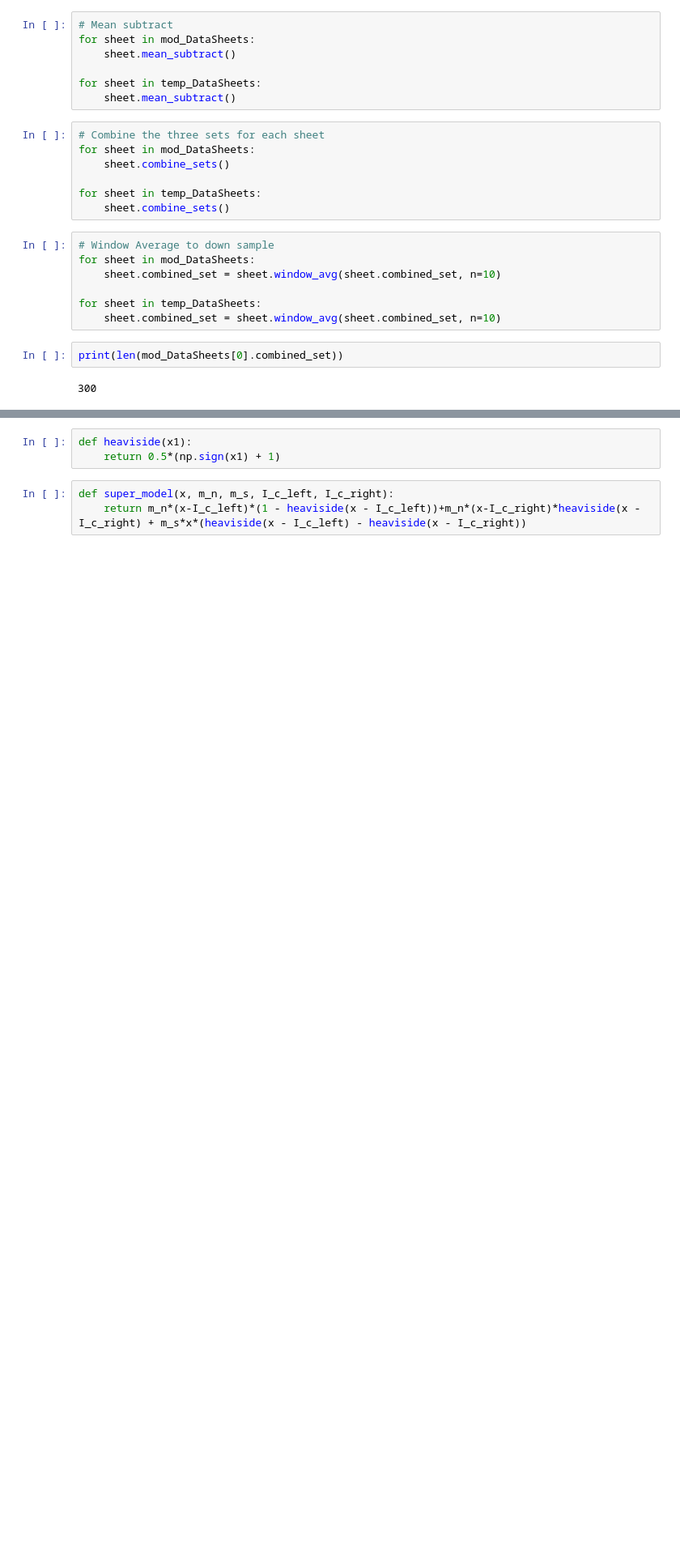
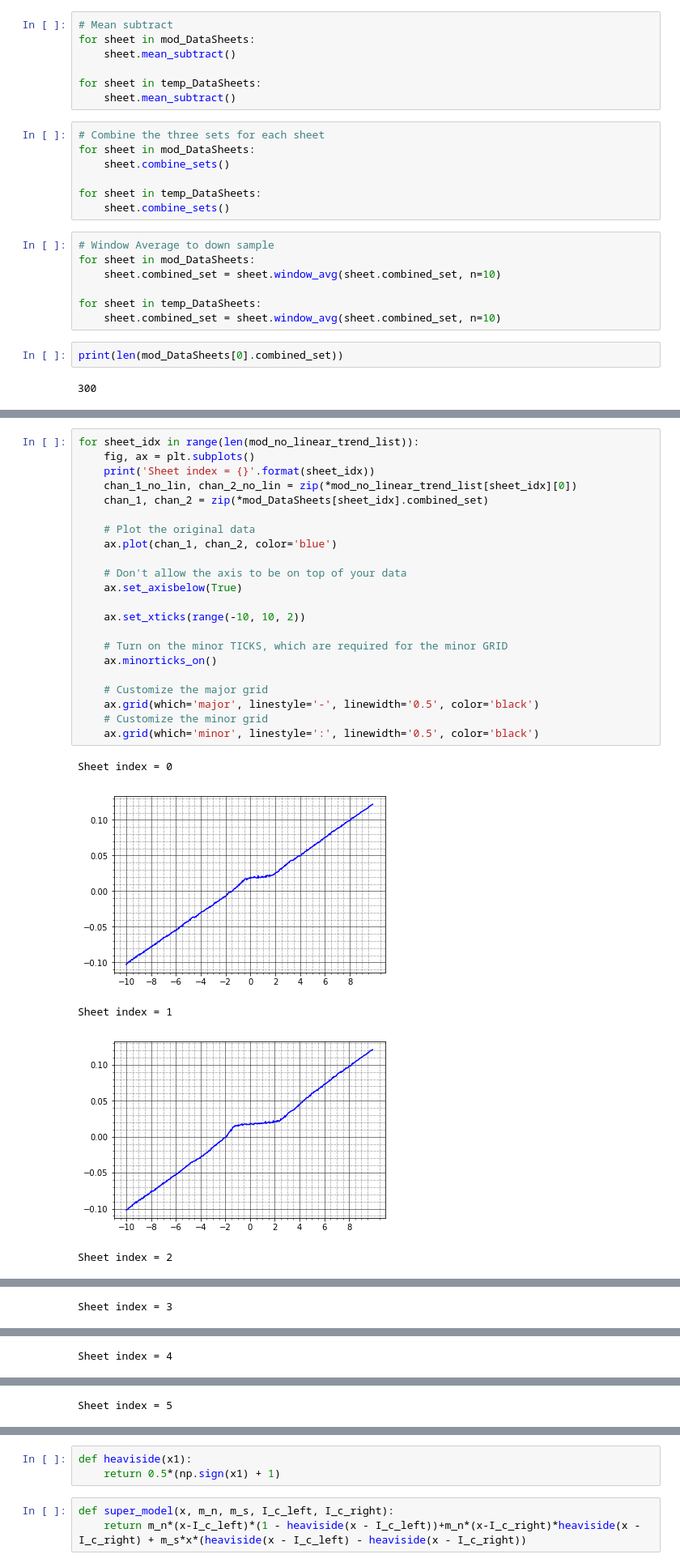
Before and after one commit to murphyjm/phys108, a Jupyter notebook: data_reduction_testing.ipynb, the cells around one changed output, grey strips where cells are left out. Shown at 81% size. Drawn from its saved outputs; the diff is of its cells as text; blank space fills up the shorter version.

```diff
--- a/data_reduction_testing.ipynb
+++ b/data_reduction_testing.ipynb
@@ -115 +137,29 @@ Sheet index = 5
 ... (52 outputs left out)
+# %%
+for sheet_idx in range(len(mod_no_linear_trend_list)):
+    fig, ax = plt.subplots()
+    print('Sheet index = {}'.format(sheet_idx))
+    chan_1_no_lin, chan_2_no_lin = zip(*mod_no_linear_trend_list[sheet_idx][0])
+    chan_1, chan_2 = zip(*mod_DataSheets[sheet_idx].combined_set)
+
+    # Plot the original data
+    ax.plot(chan_1, chan_2, color='blue')
+
+    # Don't allow the axis to be on top of your data
+    ax.set_axisbelow(True)
+
+    ax.set_xticks(range(-10, 10, 2))
+
+    # Turn on the minor TICKS, which are required for the minor GRID
+    ax.minorticks_on()
+
+    # Customize the major grid
+    ax.grid(which='major', linestyle='-', linewidth='0.5', color='black')
+    # Customize the minor grid
+    ax.grid(which='minor', linestyle=':', linewidth='0.5', color='black')
+# %% [output]
+Sheet index = 0
+[figure, added]
+Sheet index = 1
+[figure, added]
+Sheet index = 2
@@ -115,0 +167 @@ Sheet index = 5
+Sheet index = 3
@@ -115,0 +169 @@ Sheet index = 5
+Sheet index = 4
@@ -115,0 +171 @@ Sheet index = 5
+Sheet index = 5
```
Also changed, not shown: parts of 11 cells of this notebook, 1 other file.
